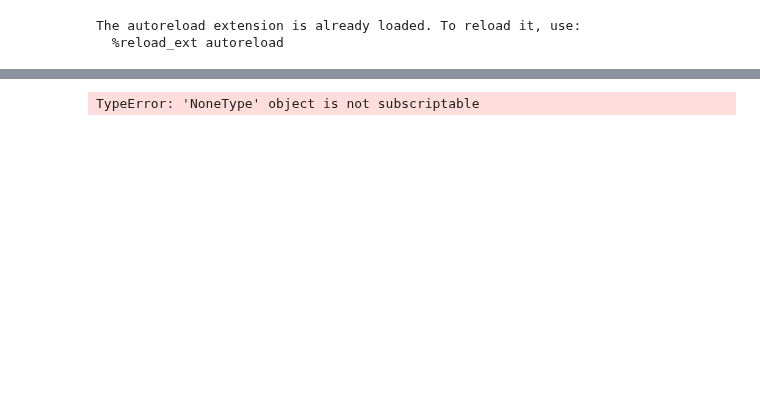
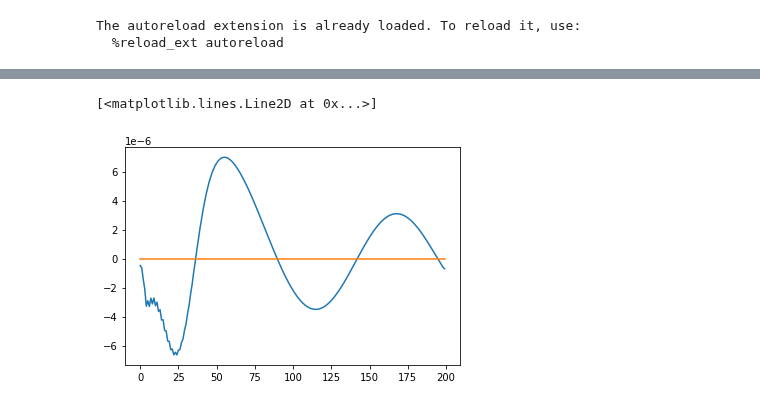
Before and after one commit to mmattb/coproc-poc, a Jupyter notebook: experiments.ipynb, the cells around one changed output, grey strips where cells are left out. Saved outputs shown, nothing was run; the diff lists cells and outputs as text; code cells hidden in the pictures; blank space fills up the shorter version.

```diff
--- a/experiments.ipynb
+++ b/experiments.ipynb
@@ -308,8 +331,9 @@ KeyboardInterrupt:
 # %%
-plt.plot([s.grad[-5].item() for s in stims])
+plt.plot([s.grad[0].item() for s in stims])
 plt.plot([0.0 for s in stims])
 # %% [output]
-TypeError: 'NoneType' object is not subscriptable
+[<matplotlib.lines.Line2D at 0x...>]
+[figure, added]
 # %%
 plt.plot([s[0].item() for s in stims])
 # %% [output]
```
Also changed, not shown: parts of 14 cells of this notebook, 2 other files.
